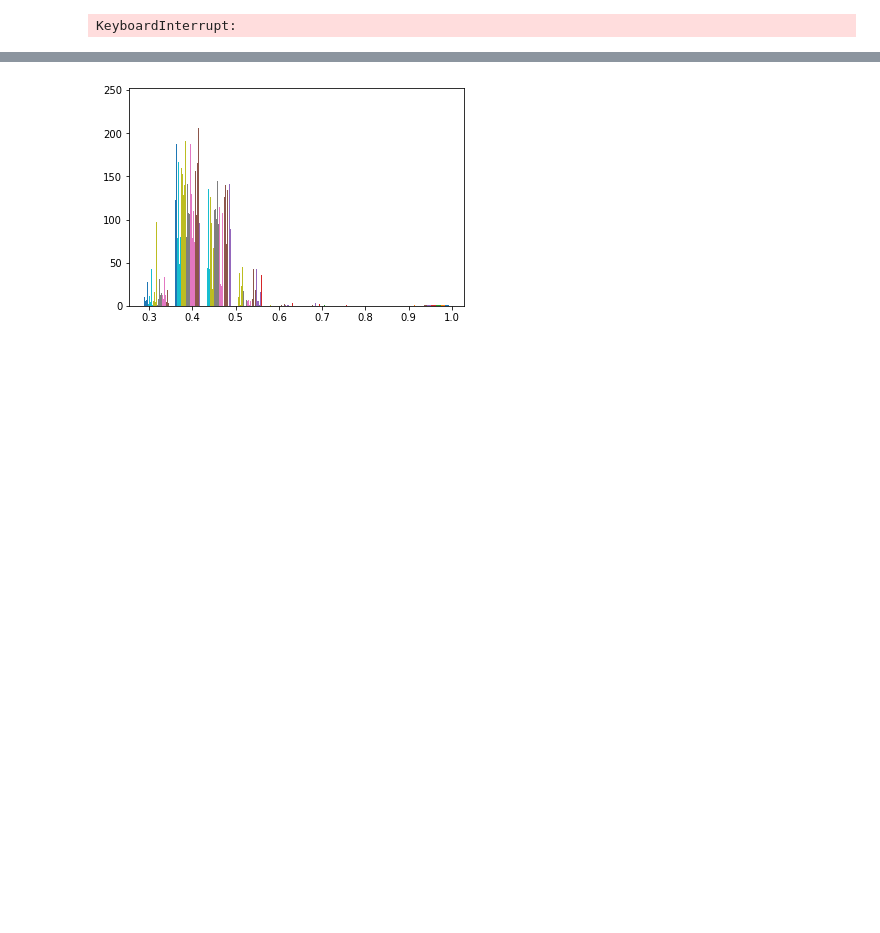
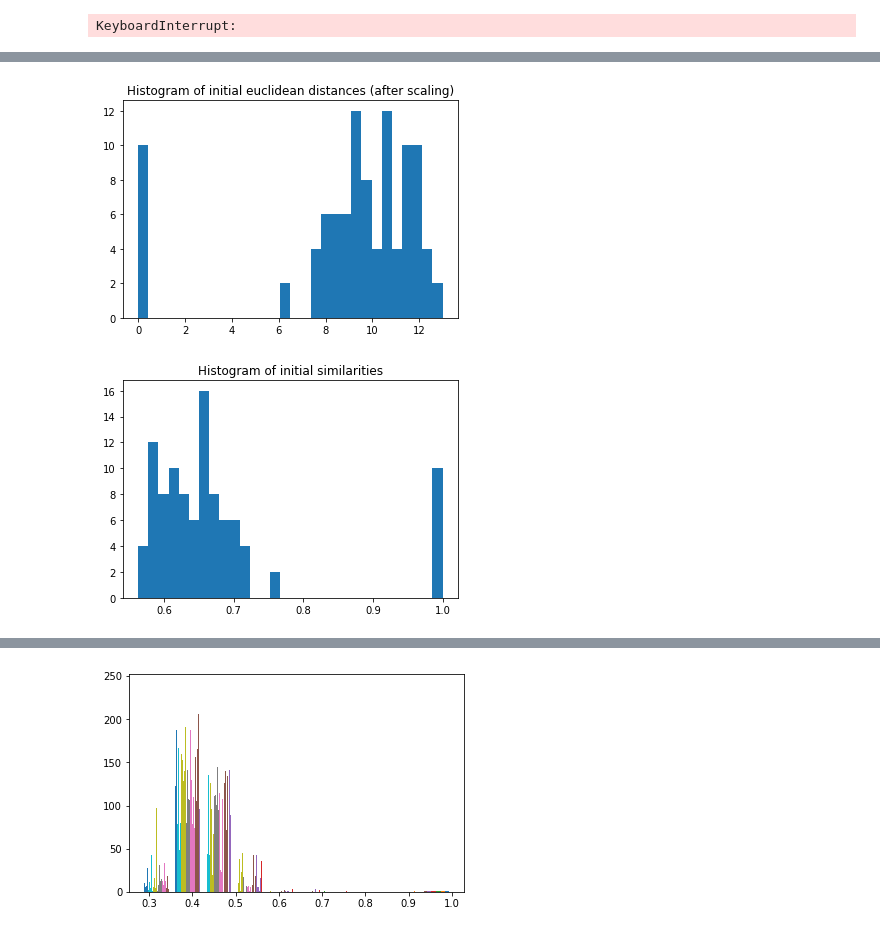
Before and after one commit to patricsteiner/image_clustering, a Jupyter notebook: intelligent_image_clustering.ipynb, the cells around one changed output, grey strips where cells are left out. Drawn from its saved outputs; the diff is of its cells as text; code cells hidden in the pictures; blank space fills up the shorter version.

```diff
--- a/intelligent_image_clustering.ipynb
+++ b/intelligent_image_clustering.ipynb
@@ -279,0 +282,14 @@ KeyboardInterrupt:
+# %%
+from sklearn.datasets import load_digits
+digits = load_digits()
+print(f'Shape = {digits.data.shape}')
+
+for i in range(25):
+    plt.subplot(5, 5, i + 1)
+    plt.imshow(digits.images[i], cmap='gray')
+    plt.xticks([])
+    plt.yticks([])
+plt.show()
+
+X = digits.data[:10] # use only the first 100 samples to speed things up
+y = digits.target[:10]
@@ -279,0 +299,17 @@ KeyboardInterrupt:
+# %%
+# normalize features
+X = scale(X)
+
+distance_matrix = euclidean_distance(X)
+similarity_matrix = distance_to_similarity(distance_matrix)
+
+plt.figure()
+plt.hist(distance_matrix.ravel(), bins=30)
+plt.title("Histogram of initial euclidean distances (after scaling)")
+plt.show()
+plt.hist(similarity_matrix.ravel(), bins=30)
+plt.title("Histogram of initial similarities")
+plt.show()
+# %% [output]
+[figure, added]
+[figure, added]
```
Also changed, not shown: parts of 7 cells of this notebook.
